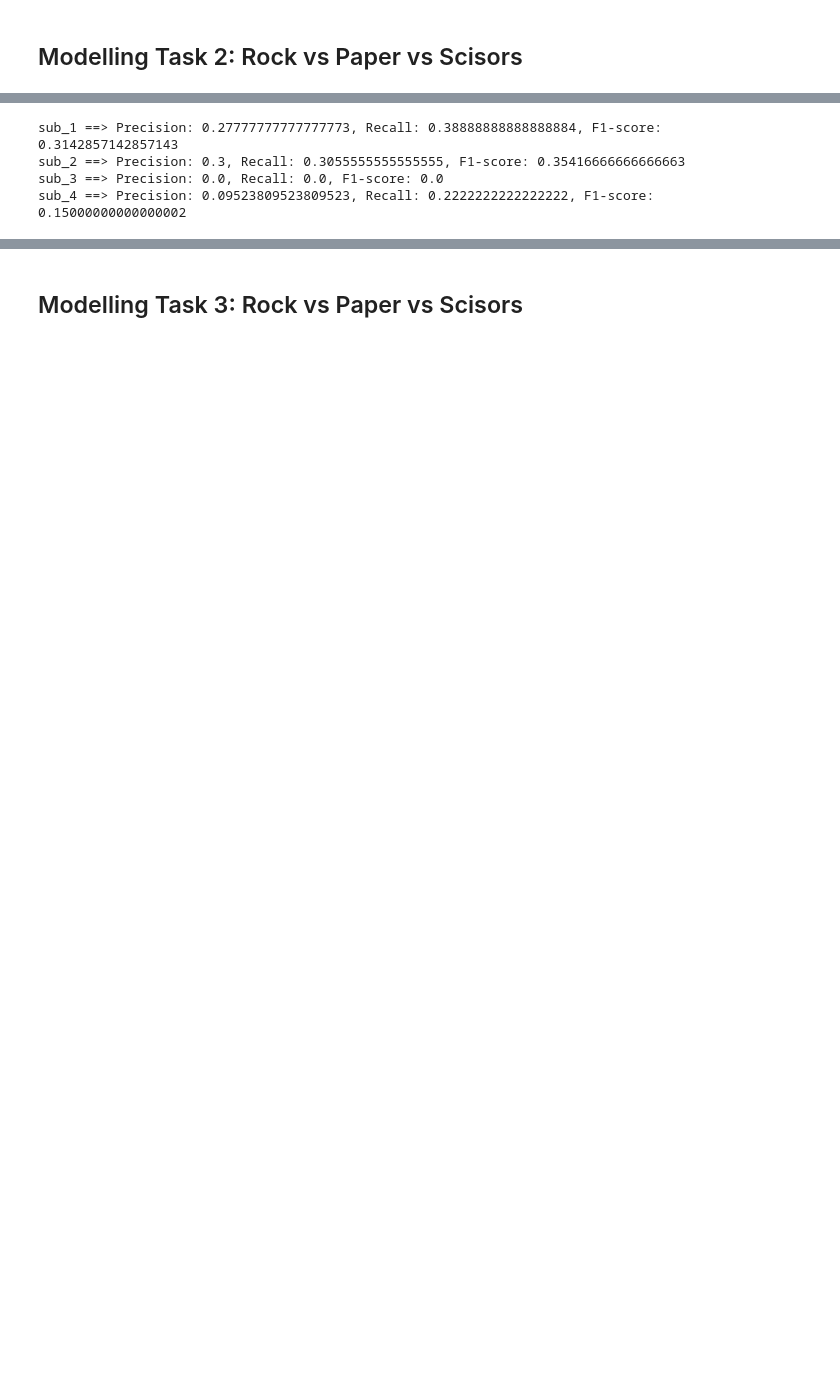
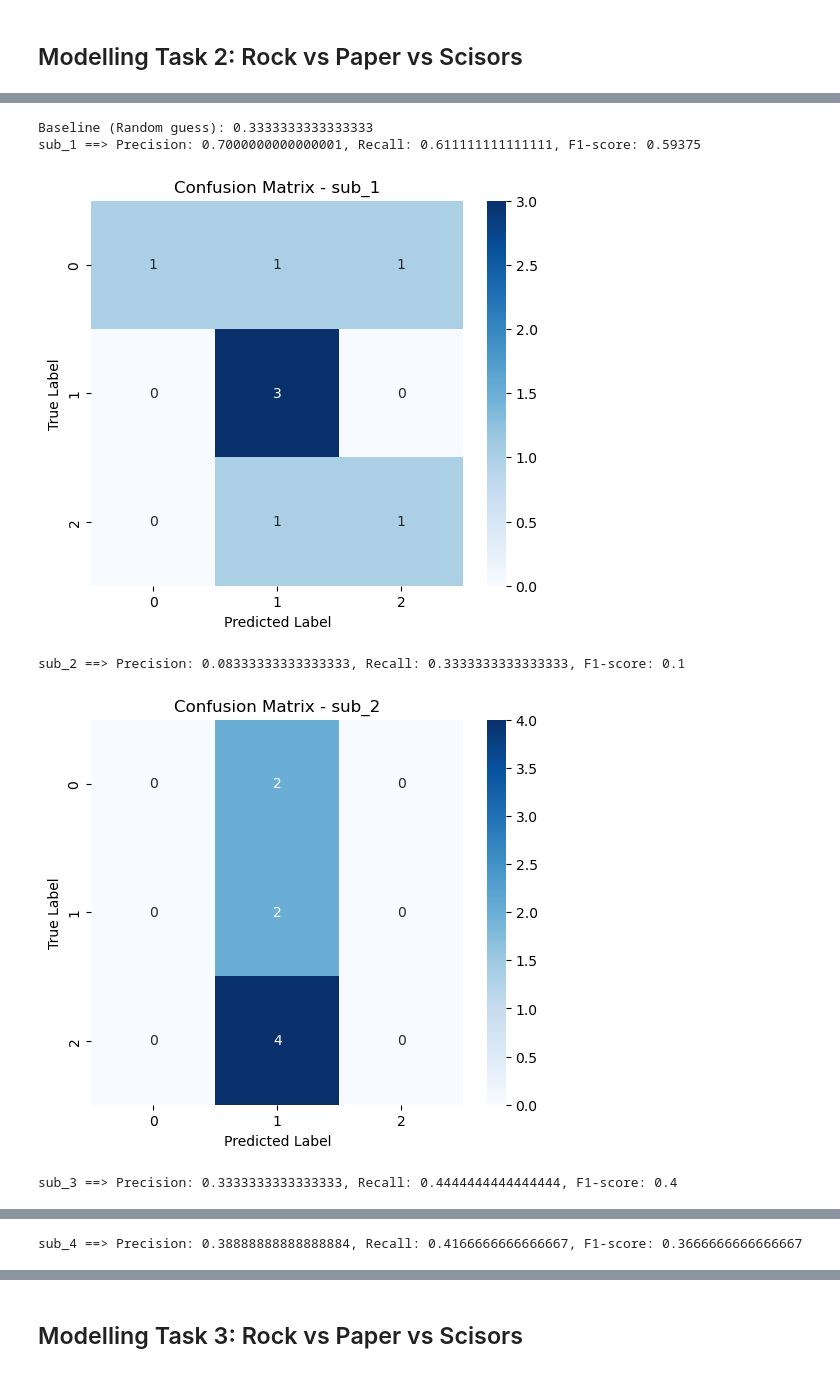
Before and after one commit to AdvaithRavishankar/COGS189_RPS, a Jupyter notebook: final.ipynb, the cells around one changed output, grey strips where cells are left out. Saved outputs shown, nothing was run; the diff lists cells and outputs as text; code cells hidden in the pictures; blank space fills up the shorter version.

```diff
--- a/final.ipynb
+++ b/final.ipynb
@@ -442,7 +490,6 @@ sub_4 ==> Precision: 0.0, Recall: 0.0, F1-score: 0.0
 ## Modelling Task 2: Rock vs Paper vs Scisors
 # %%
 batch_size = 1
-epochs = 100
 num_classes = 3
 
 mode = "rps"
@@ -450,26 +497,31 @@ results = {}
 
 for sub_id in ["sub_1", "sub_2", "sub_3", "sub_4"]:
     print(f"============== {sub_id} ==============\n")
-    sample_window = min(min([val.shape[0] for val in cleaned_data[sub_id]["train"]["eeg"]]), min([val.shape[0] for val in cleaned_data[sub_id]["test"]["eeg"]]))
+    # sample_window = min(min([val.shape[0] for val in cleaned_data[sub_id]["train"]["eeg"]]), min([val.shape[0] for val in cleaned_data[sub_id]["test"]["eeg"]]))
 
     print(f"sample_window = {sample_window}")
     train_set = Dataset(cleaned_data[sub_id]["train"], mode=mode, sample_window=sample_window)
+    val_set = Dataset(cleaned_data[sub_id]["val"], mode=mode, sample_window=sample_window)
     test_set = Dataset(cleaned_data[sub_id]["test"], mode=mode, sample_window=sample_window)
 
     train_loader = DataLoader(train_set, batch_size=batch_size, shuffle=True)
-    test_loader = DataLoader(test_set, batch_size=batch_size, shuffle=False)
+    val_loader = DataLoader(val_set, batch_size=1, shuffle=False)
+    test_loader = DataLoader(test_set, batch_size=1, shuffle=False)
 
     device = torch.device("cuda" if torch.cuda.is_available() else "cpu")
 
     model = EEGNet(num_classes=num_classes)
+    # model = EEGClassifier(num_classes=num_classes, seq_length=sample_window)
     model.to(device)
 
     optimizer = optim.Adam(model.parameters(), lr=1e-3)
+    scheduler = optim.lr_scheduler.ReduceLROnPlateau(optimizer, 'min')
     criterion = nn.CrossEntropyLoss()
 
     for epoch in range(epochs):
         model.train()
         total_loss = 0
+        val_loss = 0
         correct = 0
         for steps, (data, target) in enumerate(train_loader):
             data, target = data.to(device), target.to(device)
@@ -482,8 +534,18 @@ for sub_id in ["sub_1", "sub_2", "sub_3", "sub_4"]:
 
             total_loss += loss.item()
 
-        if (epoch+1) % 10 == 0:
-            print(f"Epoch {epoch+1}/{epochs}, Loss: {total_loss/len(train_loader):.4f}")
+        for steps, (data, target) in enumerate(val_loader):
+            data, target = data.to(device), target.to(device)
+
+            output = model(data)
+            loss = criterion(output, target)
+
+            val_loss += loss.item()
+
+        scheduler.step(val_loss/len(val_loader))
+
+        if (epoch+1) % 100 == 0:
+            print(f"Epoch {epoch+1}/{epochs}, Loss: {total_loss/len(train_loader):.4f}, Val Loss: {val_loss/len(val_loader):.4f}")
 
     # evaluating
     model.eval()
@@ -506,6 +568,7 @@ for sub_id in ["sub_1", "sub_2", "sub_3", "sub_4"]:
         "f1": f1,
         "precision": precision,
         "recall": recall,
+        "conf_mat": confusion_matrix(y_true, y_pred),
     }
 # %% [output]
 ============== sub_1 ==============
@@ -563,11 +626,15 @@ Epoch 100/100, Loss: 0.0022
 # %%
+print(f"Baseline (Random guess): {1/num_classes}")
 for sub_id in ["sub_1", "sub_2", "sub_3", "sub_4"]:
     f1 = results[sub_id]["f1"]
     precision = results[sub_id]["precision"]
     recall = results[sub_id]["recall"]
     print(f"{sub_id} ==> Precision: {precision}, Recall: {recall}, F1-score: {f1}")
+    plot_cm(results[sub_id]["conf_mat"], sub_id)
 # %% [output]
-sub_1 ==> Precision: 0.27777777777777773, Recall: 0.38888888888888884, F1-score: 0.3142857142857143
-sub_2 ==> Precision: 0.3, Recall: 0.3055555555555555, F1-score: 0.35416666666666663
-sub_3 ==> Precision: 0.0, Recall: 0.0, F1-score: 0.0
-sub_4 ==> Precision: 0.09523809523809523, Recall: 0.2222222222222222, F1-score: 0.15000000000000002
+Baseline (Random guess): 0.3333333333333333
+sub_1 ==> Precision: 0.7000000000000001, Recall: 0.611111111111111, F1-score: 0.59375
+[figure, added]
+sub_2 ==> Precision: 0.08333333333333333, Recall: 0.3333333333333333, F1-score: 0.1
+[figure, added]
+sub_3 ==> Precision: 0.3333333333333333, Recall: 0.4444444444444444, F1-score: 0.4
@@ -573,0 +642 @@ sub_4 ==> Precision: 0.09523809523809523, Recall: 0.2222222222222222, F1-score:
+sub_4 ==> Precision: 0.38888888888888884, Recall: 0.4166666666666667, F1-score: 0.3666666666666667
```
Also changed, not shown: parts of 13 cells of this notebook.
